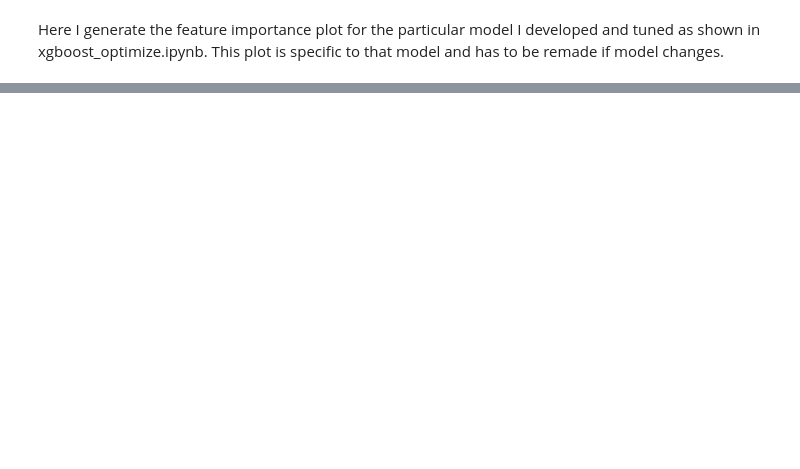
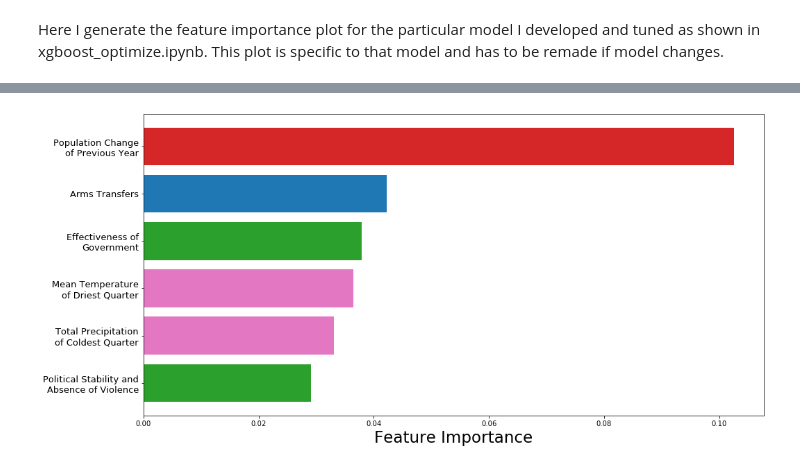
Before and after one commit to jabranzahid/Immigration, a Jupyter notebook: programs/plots.ipynb, the cells around one changed output, grey strips where cells are left out. Saved outputs shown, nothing was run; the diff lists cells and outputs as text; code cells hidden in the pictures; blank space fills up the shorter version.

```diff
--- a/programs/plots.ipynb
+++ b/programs/plots.ipynb
@@ -111,0 +106,25 @@ plot.show()
+# %%
+ind_imp = np.argsort(reg.feature_importances_)[-6:]
+d[ind_imp]
+imp = reg.feature_importances_[ind_imp]
+# %%
+fff = plot.figure(figsize=(16, 8))
+plot.barh(range(len(ind_imp)), reg.feature_importances_[ind_imp])
+plot.barh([0],reg.feature_importances_[ind_imp[0]], color= u'#2ca02c' )
+plot.barh([3],reg.feature_importances_[ind_imp[3]], color= u'#2ca02c' )
+plot.barh([1],reg.feature_importances_[ind_imp[1]], color= u'#e377c2' )
+plot.barh([2],reg.feature_importances_[ind_imp[2]], color= u'#e377c2' )
+plot.barh([5],reg.feature_importances_[ind_imp[5]], color= u'#d62728')
+ytickname = ['Political Stability and\nAbsence of Violence',
+             'Total Precipitation\nof Coldest Quarter',
+             'Mean Temperature\nof Driest Quarter',
+             'Effectiveness of\nGovernment',
+             'Arms Transfers',
+             'Population Change\nof Previous Year']
+plot.yticks(np.arange(6), ytickname, ha ='right', fontsize=13, wrap=True)
+#plot.legend(fontsize= 'xx-large')
+plot.xlabel('Feature Importance', fontsize=23)
+plot.savefig('/Users/jabran/Desktop/feature_importance_sub.pdf')
+plot.show()
+# %% [output]
+[figure, added]
```
Also changed, not shown: parts of 7 cells of this notebook, 3 other files.
